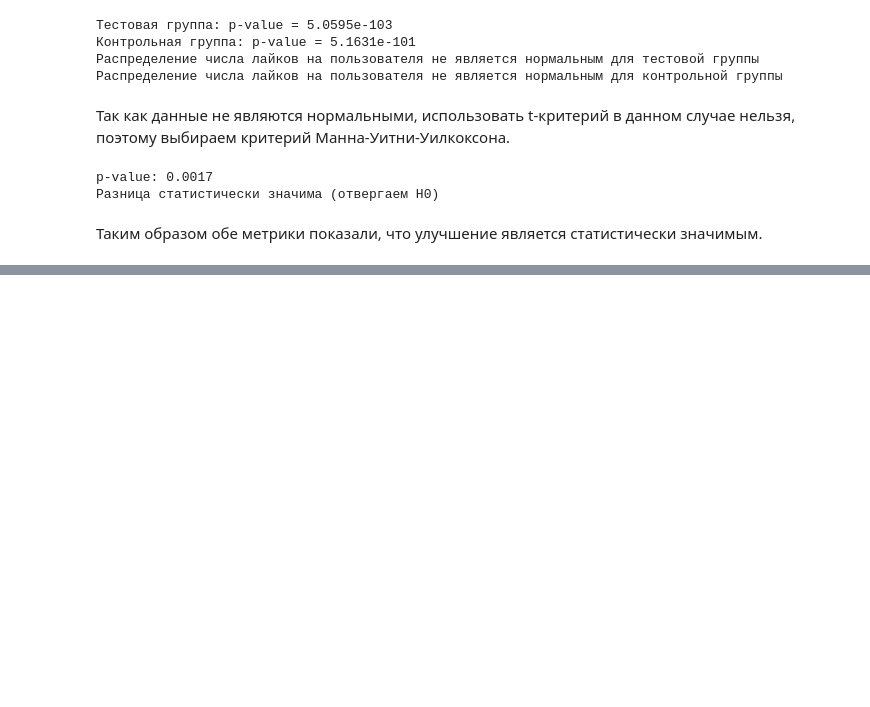
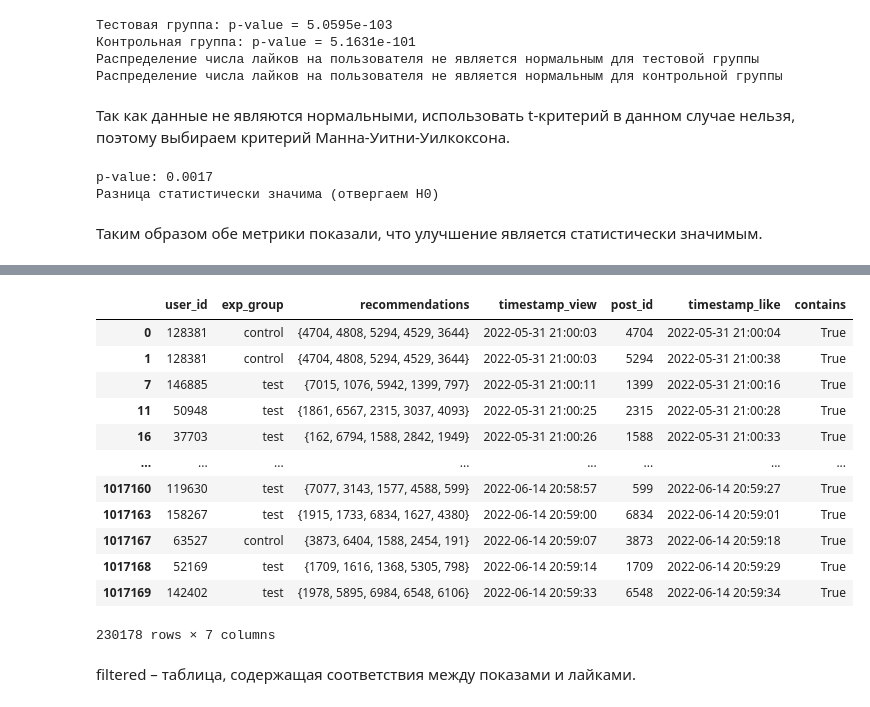
Before and after one commit to nkarakotova/StartML-FinalProject, a Jupyter notebook: ab_tests/ab.ipynb, the cells around one changed output, grey strips where cells are left out. Saved outputs shown, nothing was run; the diff lists cells and outputs as text; code cells hidden in the pictures; blank space fills up the shorter version.

```diff
--- a/ab_tests/ab.ipynb
+++ b/ab_tests/ab.ipynb
@@ -212,0 +289,23 @@ p-value: 0.0017
+# %%
+filtered = filtered[
+    (filtered['timestamp_like'] >= filtered['timestamp_view']) &
+    (filtered['timestamp_like'] <= (filtered['timestamp_view'] + pd.Timedelta(hours=1)))
+]
+
+filtered
+# %% [output]
+|  | user_id | exp_group | recommendations | timestamp_view | post_id | timestamp_like | contains |
+| 0 | 128381 | control | {4704, 4808, 5294, 4529, 3644} | 2022-05-31 21:00:03 | 4704 | 2022-05-31 21:00:04 | True |
+| 1 | 128381 | control | {4704, 4808, 5294, 4529, 3644} | 2022-05-31 21:00:03 | 5294 | 2022-05-31 21:00:38 | True |
+| 7 | 146885 | test | {7015, 1076, 5942, 1399, 797} | 2022-05-31 21:00:11 | 1399 | 2022-05-31 21:00:16 | True |
+| 11 | 50948 | test | {1861, 6567, 2315, 3037, 4093} | 2022-05-31 21:00:25 | 2315 | 2022-05-31 21:00:28 | True |
+| 16 | 37703 | test | {162, 6794, 1588, 2842, 1949} | 2022-05-31 21:00:26 | 1588 | 2022-05-31 21:00:33 | True |
+| ... | ... | ... | ... | ... | ... | ... | ... |
+| 1017160 | 119630 | test | {7077, 3143, 1577, 4588, 599} | 2022-06-14 20:58:57 | 599 | 2022-06-14 20:59:27 | True |
+| 1017163 | 158267 | test | {1915, 1733, 6834, 1627, 4380} | 2022-06-14 20:59:00 | 6834 | 2022-06-14 20:59:01 | True |
+| 1017167 | 63527 | control | {3873, 6404, 1588, 2454, 191} | 2022-06-14 20:59:07 | 3873 | 2022-06-14 20:59:18 | True |
+| 1017168 | 52169 | test | {1709, 1616, 1368, 5305, 798} | 2022-06-14 20:59:14 | 1709 | 2022-06-14 20:59:29 | True |
+| 1017169 | 142402 | test | {1978, 5895, 6984, 6548, 6106} | 2022-06-14 20:59:33 | 6548 | 2022-06-14 20:59:34 | True |
+230178 rows × 7 columns
+# %% [markdown]
+filtered – таблица, содержащая соответствия между показами и лайками.
```
Also changed, not shown: parts of 12 cells of this notebook.
